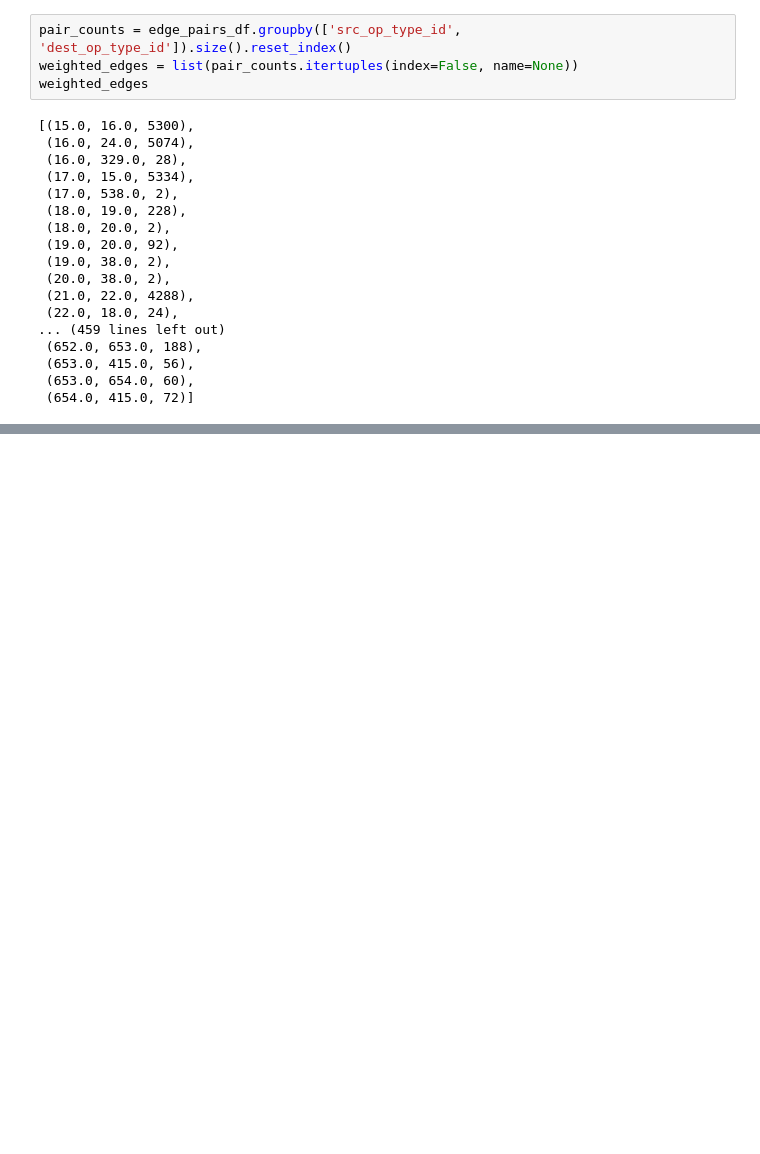
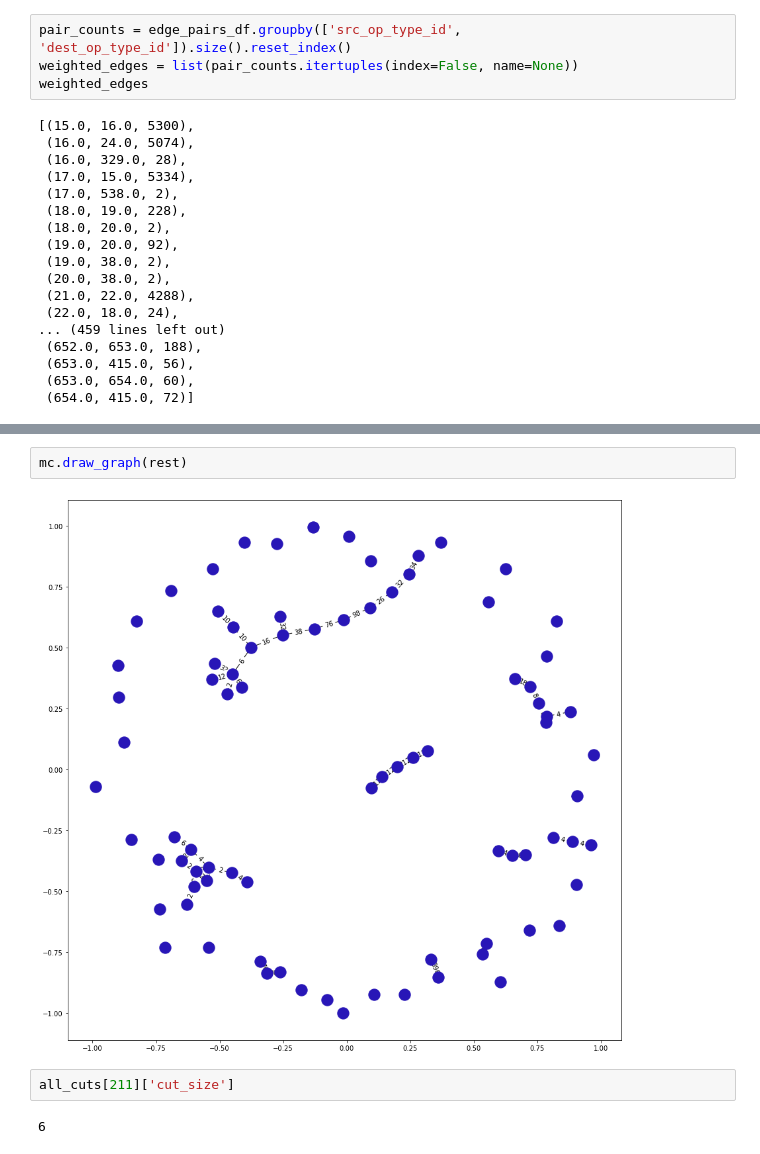
Before and after one commit to hicsail/crucible, a Jupyter notebook: scratch/test-train-split/test_train_split_v2.ipynb, the cells around one changed output, grey strips where cells are left out. Saved outputs shown, nothing was run; the diff lists cells and outputs as text; blank space fills up the shorter version.

```diff
--- a/scratch/test-train-split/test_train_split_v2.ipynb
+++ b/scratch/test-train-split/test_train_split_v2.ipynb
@@ -639,0 +298,8 @@ The node and components are....
+# %%
+mc.draw_graph(rest)
+# %% [output]
+[figure, added]
+# %%
+all_cuts[211]['cut_size']
+# %% [output]
+6
```
Also changed, not shown: parts of 46 cells of this notebook, 2 other files.
